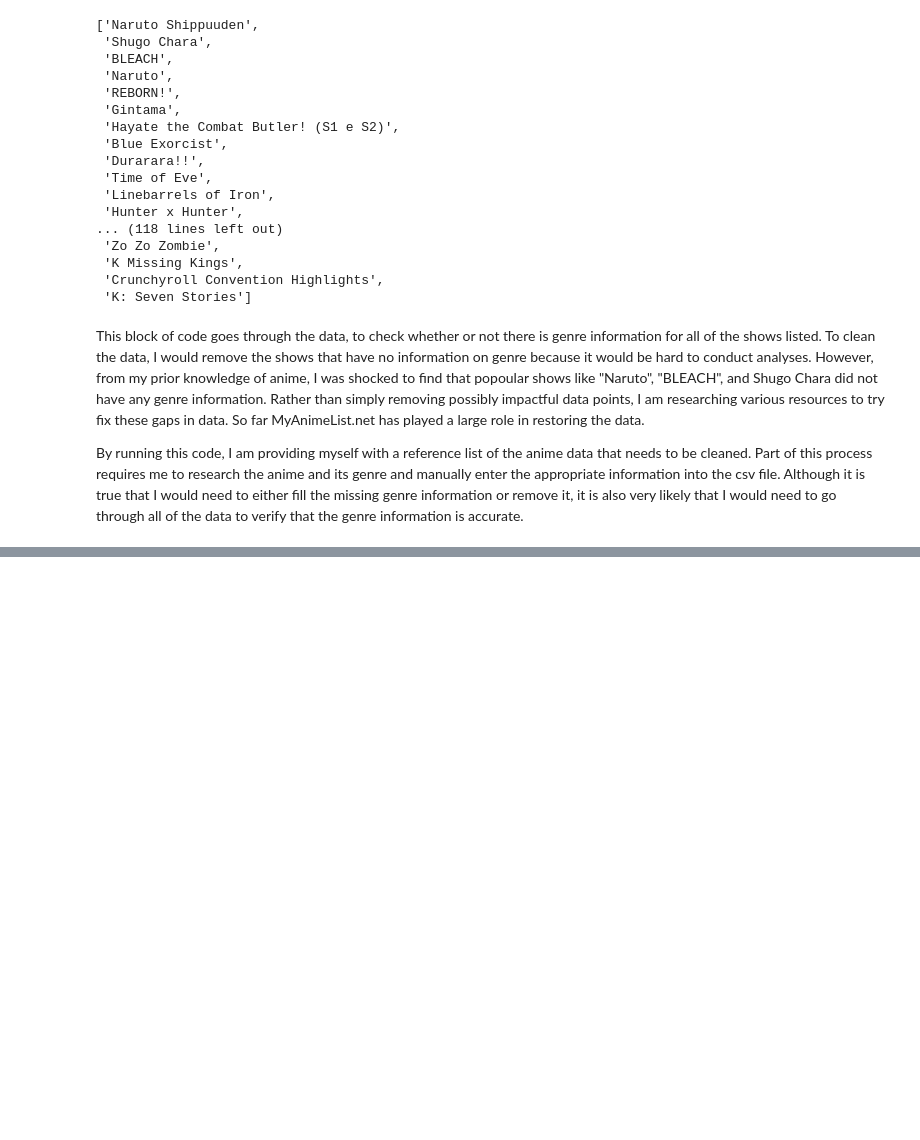
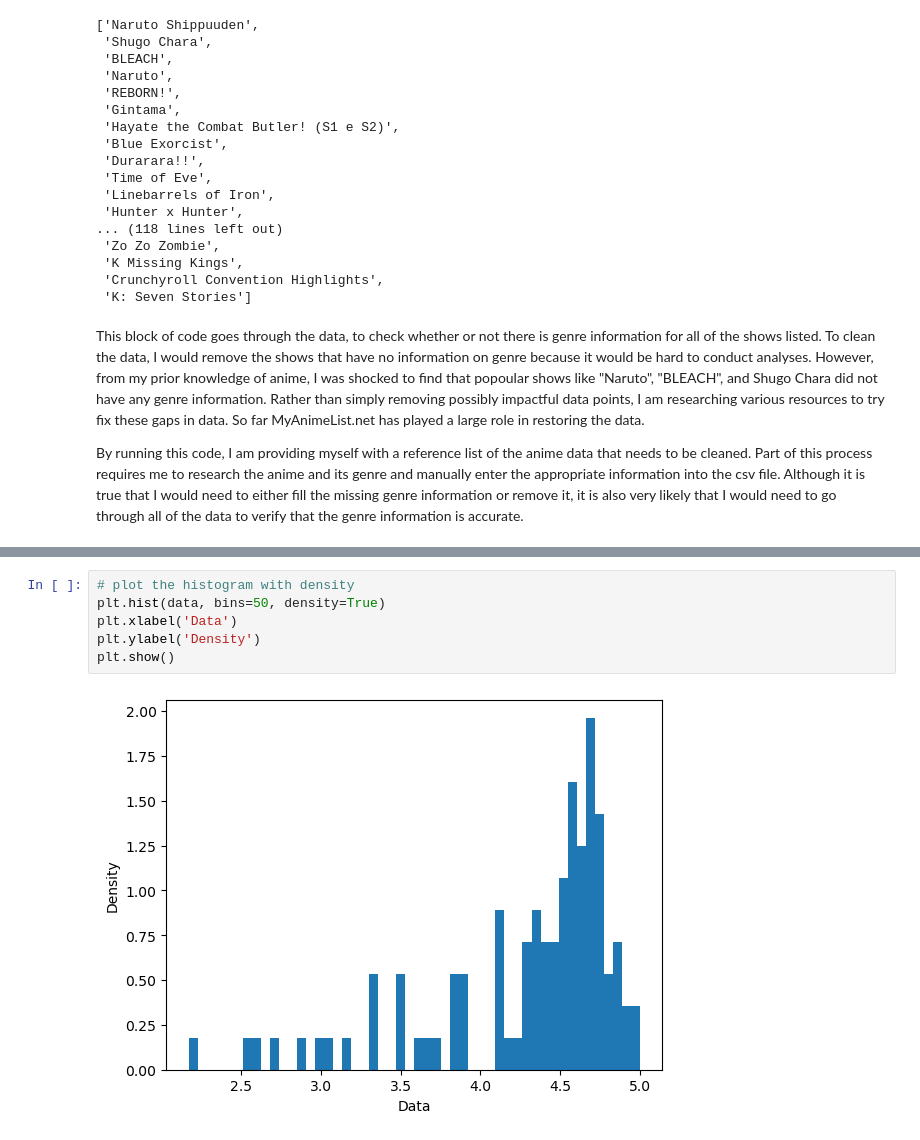
Before and after one commit to rmontehe/crunchyroll-data-analysis, a Jupyter notebook: crunchyroll-analysis.ipynb, the cells around one changed output, grey strips where cells are left out. Saved outputs shown, nothing was run; the diff lists cells and outputs as text; blank space fills up the shorter version.

```diff
--- a/crunchyroll-analysis.ipynb
+++ b/crunchyroll-analysis.ipynb
@@ -193,0 +188,8 @@ plt.hist(anime_data.loc[anime_data['genre_action'] == 1, 'rate'], bins = 50)
+# %%
+# plot the histogram with density
+plt.hist(data, bins=50, density=True)
+plt.xlabel('Data')
+plt.ylabel('Density')
+plt.show()
+# %% [output]
+[figure, added]
```
Also changed, not shown: parts of 6 cells of this notebook.
